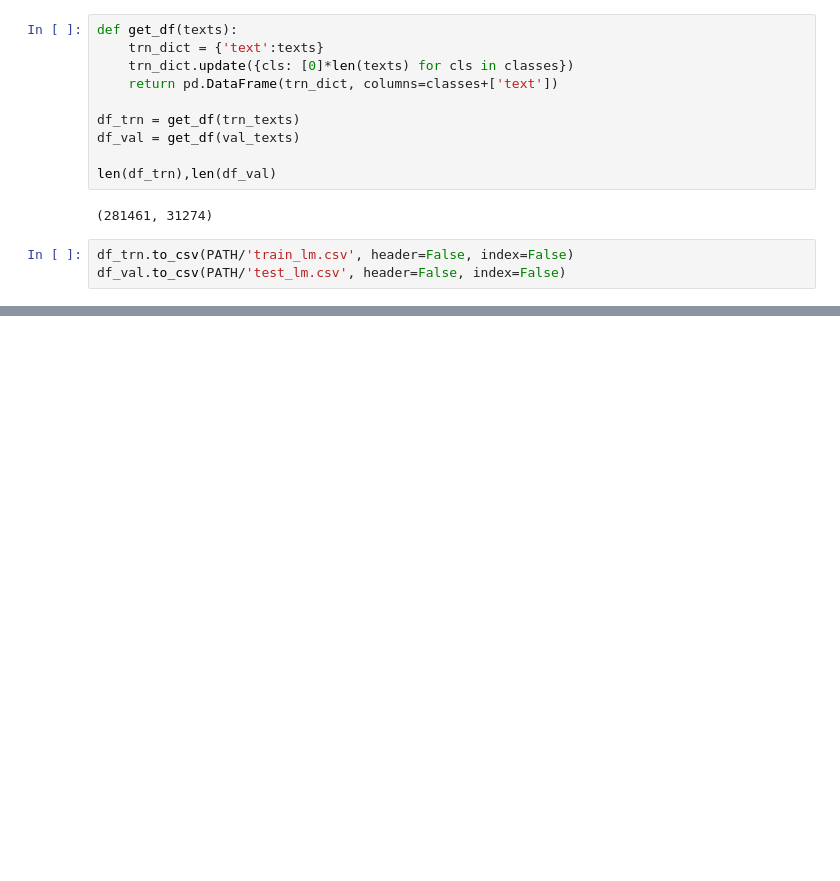
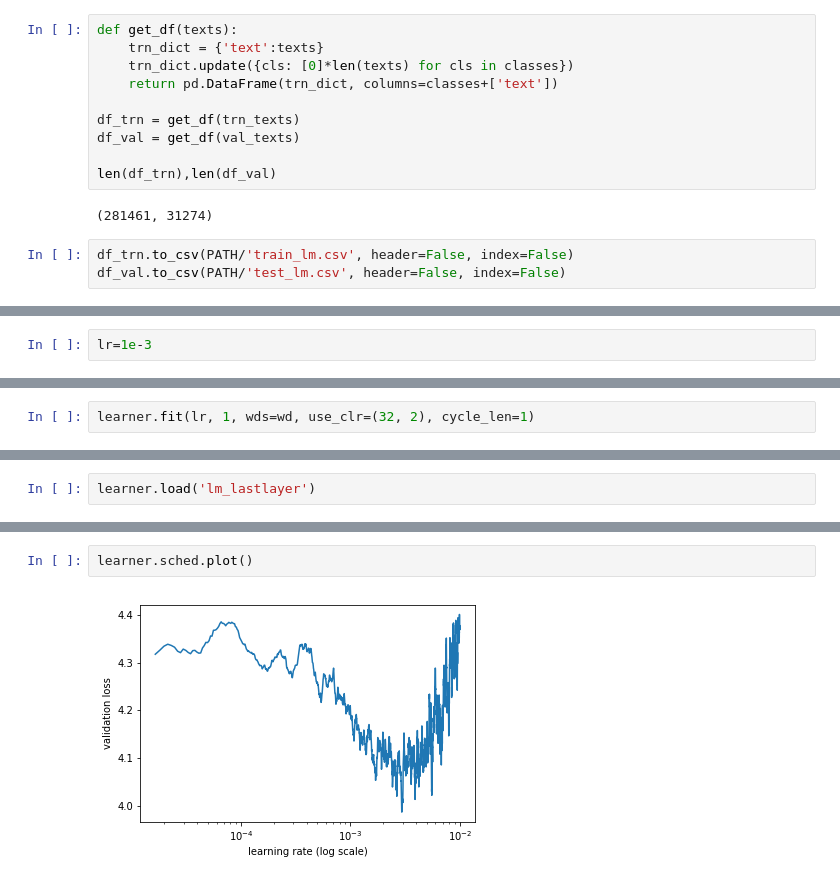
Before and after one commit to Wildebeest/fastai, a Jupyter notebook: courses/dl1/ToxicComments.ipynb, the cells around one changed output, grey strips where cells are left out. Saved outputs shown, nothing was run; the diff lists cells and outputs as text; blank space fills up the shorter version.

```diff
--- a/courses/dl1/ToxicComments.ipynb
+++ b/courses/dl1/ToxicComments.ipynb
@@ -74,0 +260,2 @@ def get_texts(df, n_lbls=1):
+# %%
+lr=1e-3
@@ -74,0 +272,2 @@ def get_texts(df, n_lbls=1):
+# %%
+learner.fit(lr, 1, wds=wd, use_clr=(32, 2), cycle_len=1)
@@ -74,0 +281,2 @@ def get_texts(df, n_lbls=1):
+# %%
+learner.load('lm_lastlayer')
@@ -74,0 +291,4 @@ def get_texts(df, n_lbls=1):
+# %%
+learner.sched.plot()
+# %% [output]
+[figure, added]
```
Also changed, not shown: parts of 36 cells of this notebook.
